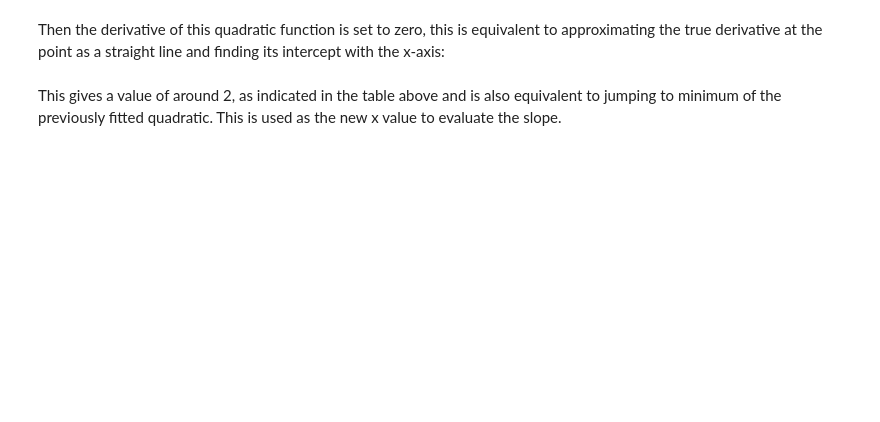
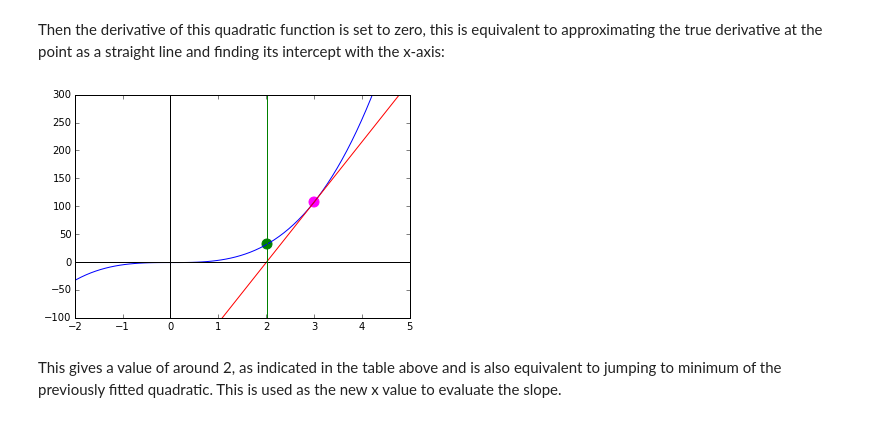
Before and after one commit to alchemyst/CSS-420-Workbooks, a Jupyter notebook: CSS 420 Lecture 4 1D Unconstrained optimisation.v3.ipynb, the cells around one changed output. Saved outputs shown, nothing was run; the diff lists cells and outputs as text; code cells hidden in the pictures; blank space fills up the shorter version.

```diff
--- a/CSS 420 Lecture 4 1D Unconstrained optimisation.v3.ipynb
+++ b/CSS 420 Lecture 4 1D Unconstrained optimisation.v3.ipynb
@@ -99,20 +138,23 @@ plt.show()
 Then the derivative of this quadratic function is set to zero, this is equivalent to approximating the true derivative at the point as a straight line and finding its intercept with the x-axis:
 # %%
 fd = f.diff(x)
-evalfuncd = lambdify(x, fd, modules=['numpy'])
+evalfuncd = lam(fd)
 taylord = taylor.diff(x)
-evaltaylord = lambdify(x, taylord, modules=['numpy'])
+evaltaylord = lam(taylord)
+intercept = solve(taylord, x)[0]
+
 plt.plot(xval, evalfuncd(xval))
 plt.plot(xval2, evaltaylord(xval2), color='r')
-plt.scatter(3.0, evalfuncd(3.0), s=100, color='magenta')
-plt.scatter(3.0, evalfuncd(3.0), s=100, color='magenta')
-plt.scatter(solve(taylord)[0], evalfuncd(solve(taylord)[0]), s=100, color='green')
+plt.scatter(x0, evalfuncd(x0), s=100, color='magenta')
+plt.scatter(intercept, evalfuncd(intercept), s=100, color='green')
 plt.axvline(0, color='black')
 plt.axhline(0, color='black')
-plt.axvline(solve(taylord)[0], color='green')
+plt.axvline(intercept, color='green')
 plt.xlim(-2,5)
 plt.ylim(-100,300)
 plt.show()
+# %% [output]
+[figure, added]
 # %% [markdown]
 This gives a value of around 2, as indicated in the table above and is also equivalent to jumping to minimum of the previously fitted quadratic. This is used as the new x value to evaluate the slope.
 # %%
```
Also changed, not shown: parts of 16 cells of this notebook, 2 other files.
